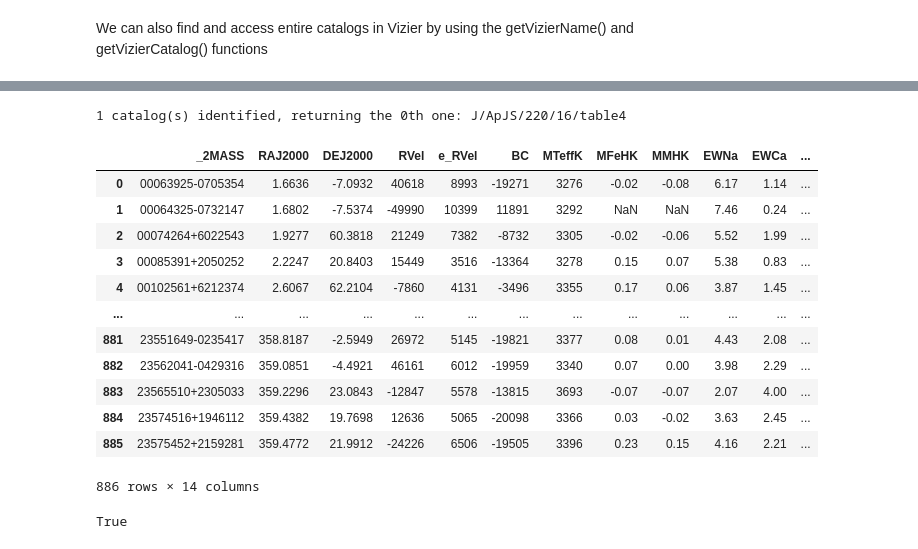
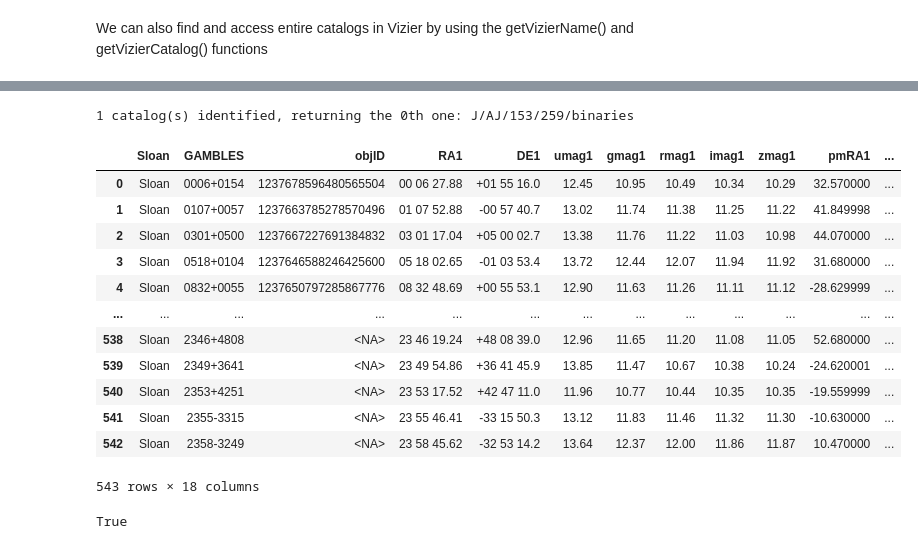
Before and after one commit to aburgasser/splat_tutorials, a Jupyter notebook: tutorials/database_queries.ipynb, the cells around one changed output, grey strips where cells are left out. Saved outputs shown, nothing was run; the diff lists cells and outputs as text; code cells hidden in the pictures.

```diff
--- a/tutorials/database_queries.ipynb
+++ b/tutorials/database_queries.ipynb
@@ -416,22 +411,22 @@ J/AJ/161/128: Chemical composition of 15 red giant stars with HPF (Sneden+, 2021
 # %%
 # grab the original catalog - we're right back where we started!
-dp = spdb.getVizierCatalog('J/ApJS/220/16')
+dp = spdb.getVizierCatalog('J/AJ/153/259')
 dp
 # %% [output]
-1 catalog(s) identified, returning the 0th one: J/ApJS/220/16/table4
+1 catalog(s) identified, returning the 0th one: J/AJ/153/259/binaries
-|  | _2MASS | RAJ2000 | DEJ2000 | RVel | e_RVel | BC | MTeffK | MFeHK | MMHK | EWNa | EWCa | ... |
-| 0 | 00063925-0705354 | 1.6636 | -7.0932 | 40618 | 8993 | -19271 | 3276 | -0.02 | -0.08 | 6.17 | 1.14 | ... |
-| 1 | 00064325-0732147 | 1.6802 | -7.5374 | -49990 | 10399 | 11891 | 3292 | NaN | NaN | 7.46 | 0.24 | ... |
-| 2 | 00074264+6022543 | 1.9277 | 60.3818 | 21249 | 7382 | -8732 | 3305 | -0.02 | -0.06 | 5.52 | 1.99 | ... |
-| 3 | 00085391+2050252 | 2.2247 | 20.8403 | 15449 | 3516 | -13364 | 3278 | 0.15 | 0.07 | 5.38 | 0.83 | ... |
-| 4 | 00102561+6212374 | 2.6067 | 62.2104 | -7860 | 4131 | -3496 | 3355 | 0.17 | 0.06 | 3.87 | 1.45 | ... |
+|  | Sloan | GAMBLES | objID | RA1 | DE1 | umag1 | gmag1 | rmag1 | imag1 | zmag1 | pmRA1 | ... |
+| 0 | Sloan | 0006+0154 | 1237678596480565504 | 00 06 27.88 | +01 55 16.0 | 12.45 | 10.95 | 10.49 | 10.34 | 10.29 | 32.570000 | ... |
+| 1 | Sloan | 0107+0057 | 1237663785278570496 | 01 07 52.88 | -00 57 40.7 | 13.02 | 11.74 | 11.38 | 11.25 | 11.22 | 41.849998 | ... |
+| 2 | Sloan | 0301+0500 | 1237667227691384832 | 03 01 17.04 | +05 00 02.7 | 13.38 | 11.76 | 11.22 | 11.03 | 10.98 | 44.070000 | ... |
+| 3 | Sloan | 0518+0104 | 1237646588246425600 | 05 18 02.65 | -01 03 53.4 | 13.72 | 12.44 | 12.07 | 11.94 | 11.92 | 31.680000 | ... |
+| 4 | Sloan | 0832+0055 | 1237650797285867776 | 08 32 48.69 | +00 55 53.1 | 12.90 | 11.63 | 11.26 | 11.11 | 11.12 | -28.629999 | ... |
 | ... | ... | ... | ... | ... | ... | ... | ... | ... | ... | ... | ... | ... |
-| 881 | 23551649-0235417 | 358.8187 | -2.5949 | 26972 | 5145 | -19821 | 3377 | 0.08 | 0.01 | 4.43 | 2.08 | ... |
-| 882 | 23562041-0429316 | 359.0851 | -4.4921 | 46161 | 6012 | -19959 | 3340 | 0.07 | 0.00 | 3.98 | 2.29 | ... |
-| 883 | 23565510+2305033 | 359.2296 | 23.0843 | -12847 | 5578 | -13815 | 3693 | -0.07 | -0.07 | 2.07 | 4.00 | ... |
-| 884 | 23574516+1946112 | 359.4382 | 19.7698 | 12636 | 5065 | -20098 | 3366 | 0.03 | -0.02 | 3.63 | 2.45 | ... |
-| 885 | 23575452+2159281 | 359.4772 | 21.9912 | -24226 | 6506 | -19505 | 3396 | 0.23 | 0.15 | 4.16 | 2.21 | ... |
+| 538 | Sloan | 2346+4808 | <NA> | 23 46 19.24 | +48 08 39.0 | 12.96 | 11.65 | 11.20 | 11.08 | 11.05 | 52.680000 | ... |
+| 539 | Sloan | 2349+3641 | <NA> | 23 49 54.86 | +36 41 45.9 | 13.85 | 11.47 | 10.67 | 10.38 | 10.24 | -24.620001 | ... |
+| 540 | Sloan | 2353+4251 | <NA> | 23 53 17.52 | +42 47 11.0 | 11.96 | 10.77 | 10.44 | 10.35 | 10.35 | -19.559999 | ... |
+| 541 | Sloan | 2355-3315 | <NA> | 23 55 46.41 | -33 15 50.3 | 13.12 | 11.83 | 11.46 | 11.32 | 11.30 | -10.630000 | ... |
+| 542 | Sloan | 2358-3249 | <NA> | 23 58 45.62 | -32 53 14.2 | 13.64 | 12.37 | 12.00 | 11.86 | 11.87 | 10.470000 | ... |
-886 rows × 14 columns
+543 rows × 18 columns
 # %%
 # a full list of catalogs available with queryXMatch can be accessed using built-in functions in astroquery.XMatch
 from astroquery.xmatch import XMatch
```
Also changed, not shown: parts of 7 cells of this notebook, 3 other files.
